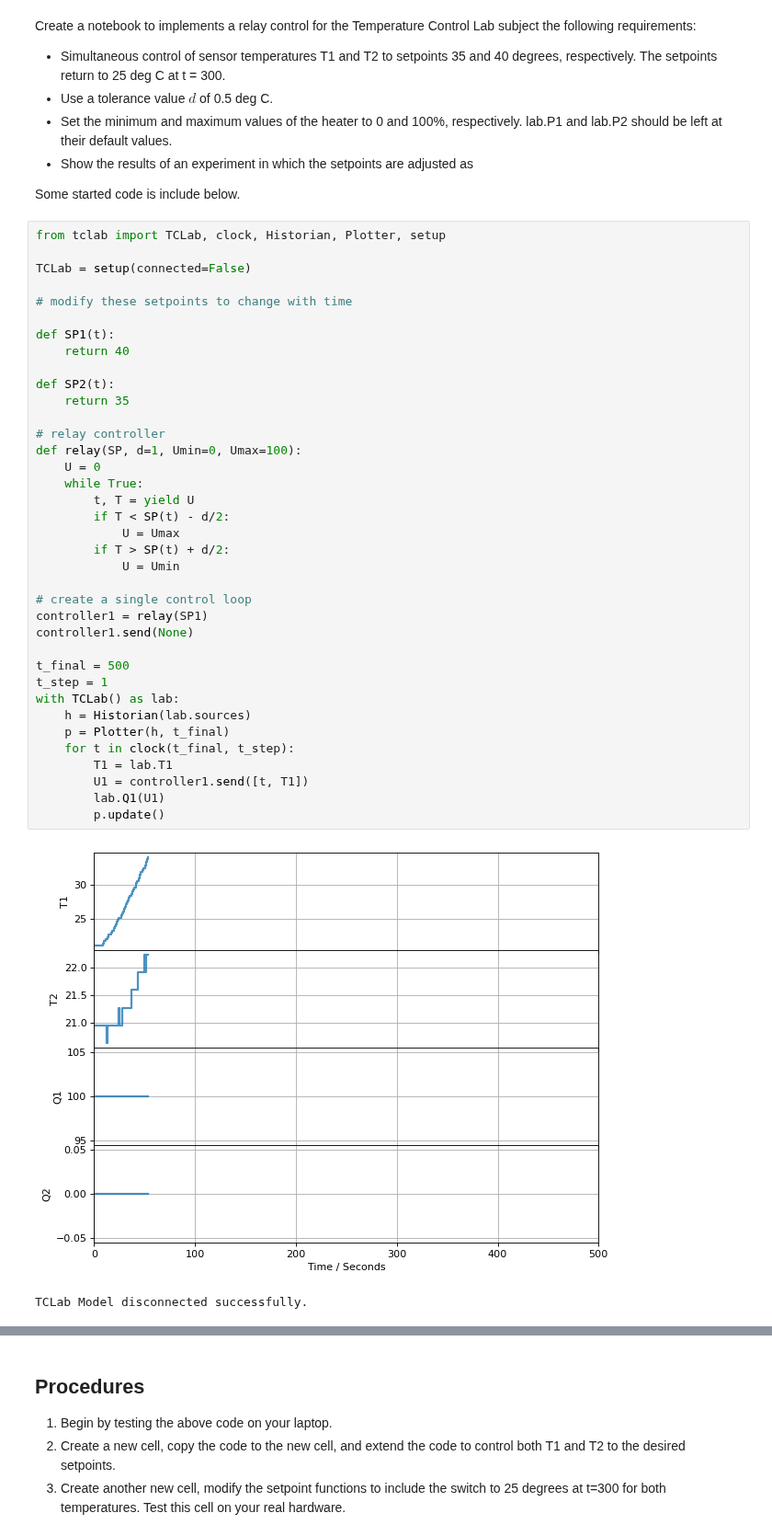
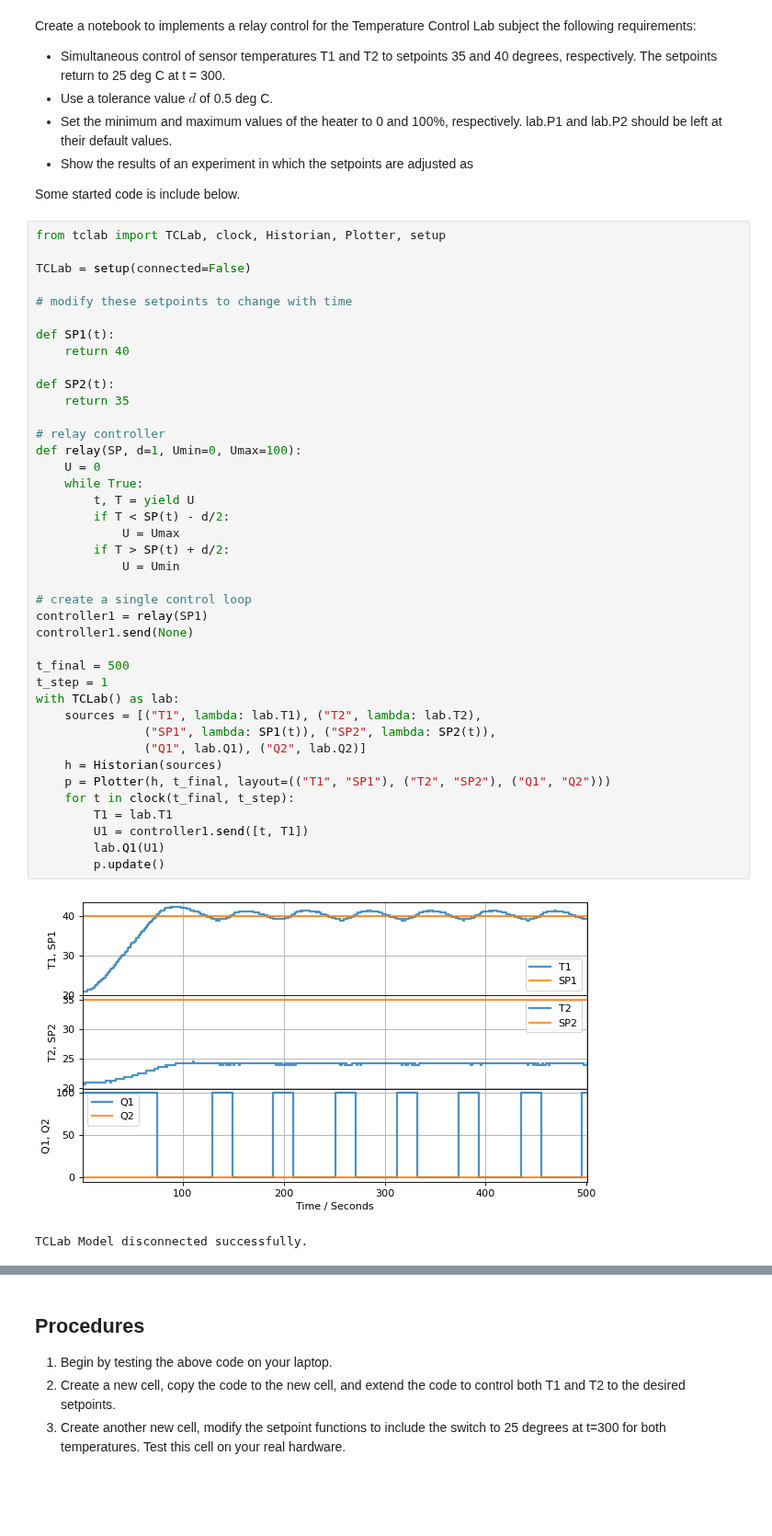
Before and after one commit to jckantor/cbe30338-book, a Jupyter notebook: _build/jupyter_execute/tclab/04.02-Lab-Assignment-Relay-Control.ipynb, the cells around one changed output, grey strips where cells are left out. Shown at 92% size. Drawn from its saved outputs; the diff is of its cells as text; blank space fills up the shorter version.

```diff
--- a/_build/jupyter_execute/tclab/04.02-Lab-Assignment-Relay-Control.ipynb
+++ b/_build/jupyter_execute/tclab/04.02-Lab-Assignment-Relay-Control.ipynb
@@ -25,34 +25,37 @@ TCLab = setup(connected=False)
 
 def SP1(t):
     return 40
 
 def SP2(t):
     return 35
 
 # relay controller
 def relay(SP, d=1, Umin=0, Umax=100):
     U = 0
     while True:
         t, T = yield U
         if T < SP(t) - d/2:
             U = Umax
         if T > SP(t) + d/2:
             U = Umin
 
 # create a single control loop
 controller1 = relay(SP1)
 controller1.send(None)
 
 t_final = 500
 t_step = 1
 with TCLab() as lab:
-    h = Historian(lab.sources)
-    p = Plotter(h, t_final)
+    sources = [("T1", lambda: lab.T1), ("T2", lambda: lab.T2),
+               ("SP1", lambda: SP1(t)), ("SP2", lambda: SP2(t)),
+               ("Q1", lab.Q1), ("Q2", lab.Q2)]
+    h = Historian(sources)
+    p = Plotter(h, t_final, layout=(("T1", "SP1"), ("T2", "SP2"), ("Q1", "Q2")))
     for t in clock(t_final, t_step):
         T1 = lab.T1
         U1 = controller1.send([t, T1])
         lab.Q1(U1)
         p.update()
 # %% [output]
-[figure, old version]
+[figure, new version]
 TCLab Model disconnected successfully.
```
Also changed, not shown: parts of 1 cell of this notebook, 42 other files.
